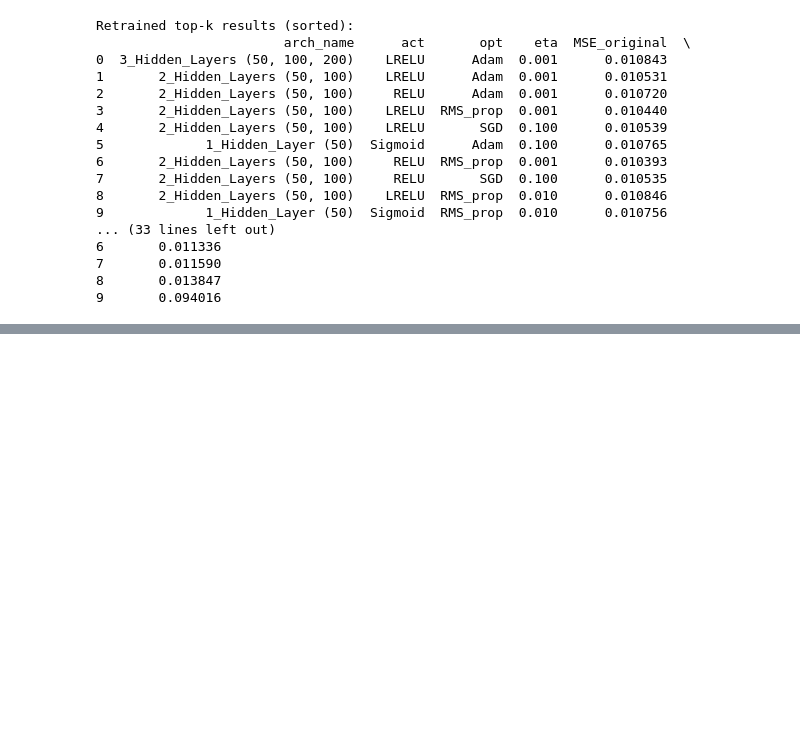
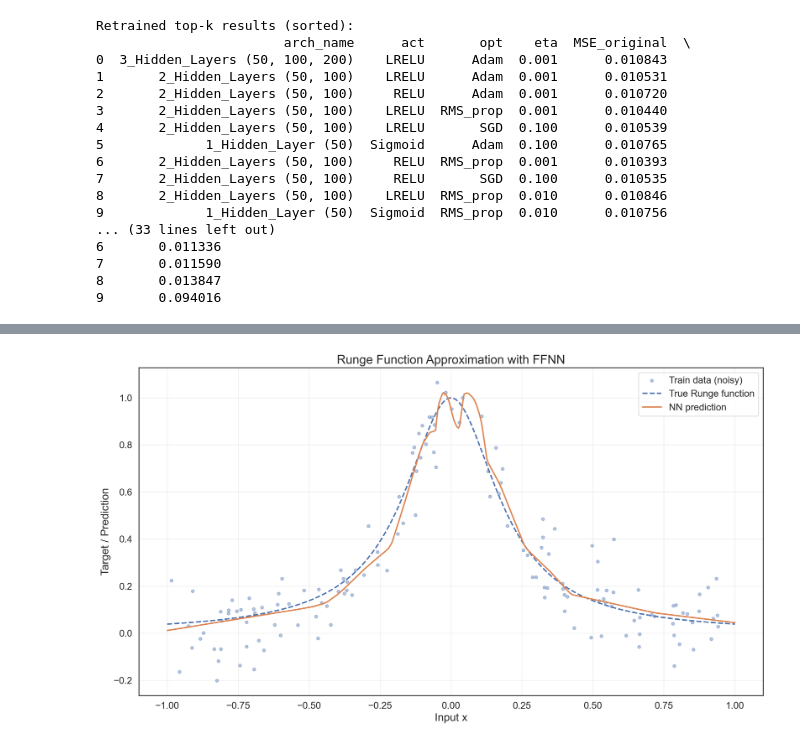
Before and after one commit to beateovl/FYS-STK4155-Project-2, a Jupyter notebook: Notebooks/part_d.ipynb, the cells around one changed output, grey strips where cells are left out. Saved outputs shown, nothing was run; the diff lists cells and outputs as text; code cells hidden in the pictures; blank space fills up the shorter version.

```diff
--- a/Notebooks/part_d.ipynb
+++ b/Notebooks/part_d.ipynb
@@ -395,0 +435,49 @@ Retrained top-k results (sorted):
+# %%
+# plotting
+
+plt.figure(figsize=(14, 8))
+
+plt.scatter(
+    X_train,
+    y_train,
+    s=20,
+    alpha=0.4,
+    label="Train data (noisy)"
+)
+
+plt.plot(
+    x_plot,
+    y_true,
+    linestyle="--",
+    linewidth=2,
+    label="True Runge function"
+)
+
+plt.plot(
+    x_plot,
+    y_pred_d,
+    linewidth=2,
+    label="NN prediction"
+)
+
+# Axis labels
+plt.xlabel("Input x", fontsize=16)
+plt.ylabel("Target / Prediction", fontsize=16)
+
+# Title
+plt.title("Runge Function Approximation with FFNN", fontsize=18)
+
+# Ticks
+plt.xticks(fontsize=14)
+plt.yticks(fontsize=14)
+
+# Legend
+plt.legend(fontsize=14, loc="best")
+
+# Optional: grid + tight layout
+plt.grid(alpha=0.3)
+plt.tight_layout()
+
+plt.show()
+# %% [output]
+[figure, added]
```
Also changed, not shown: parts of 5 cells of this notebook, 11 other files.
